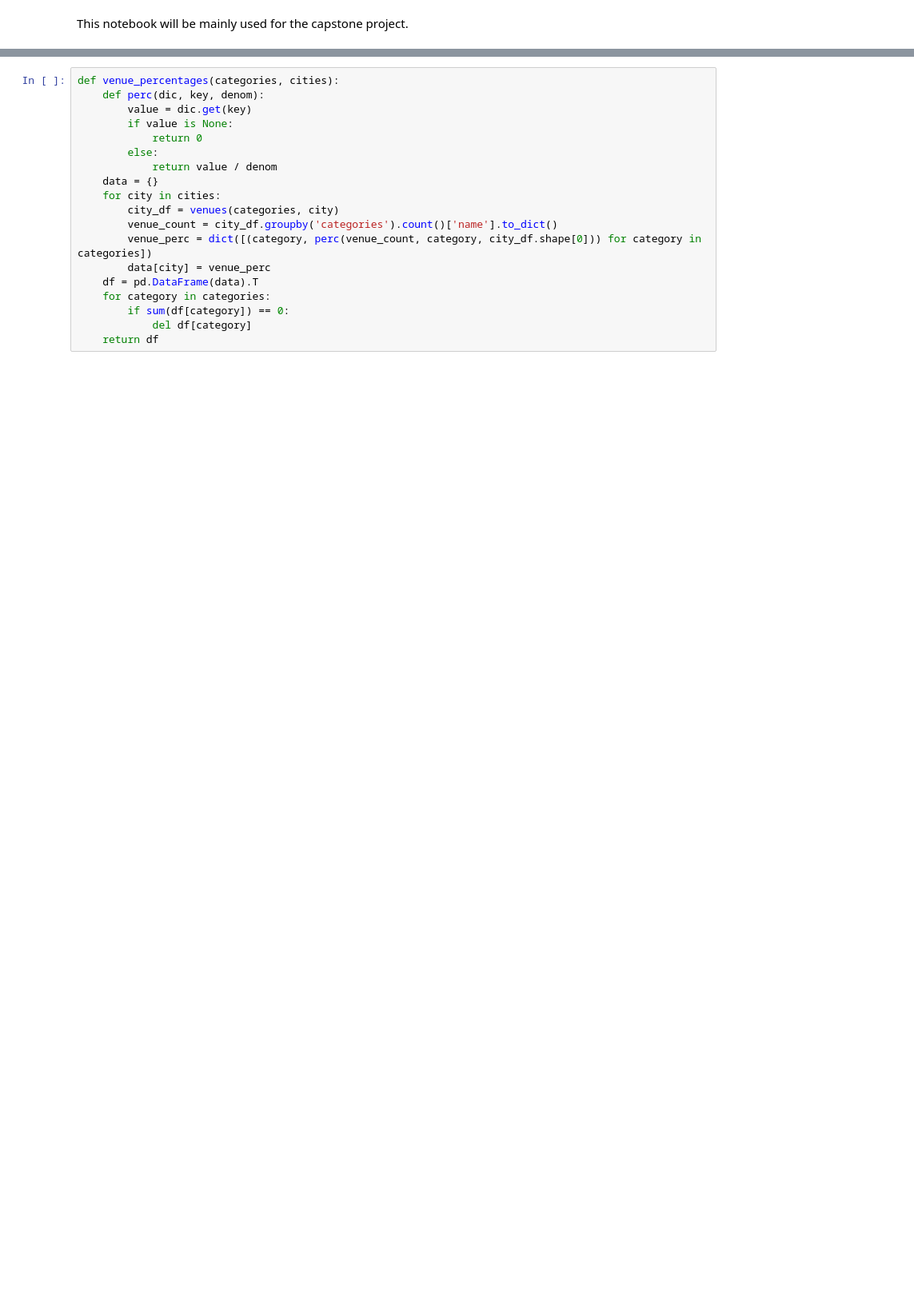
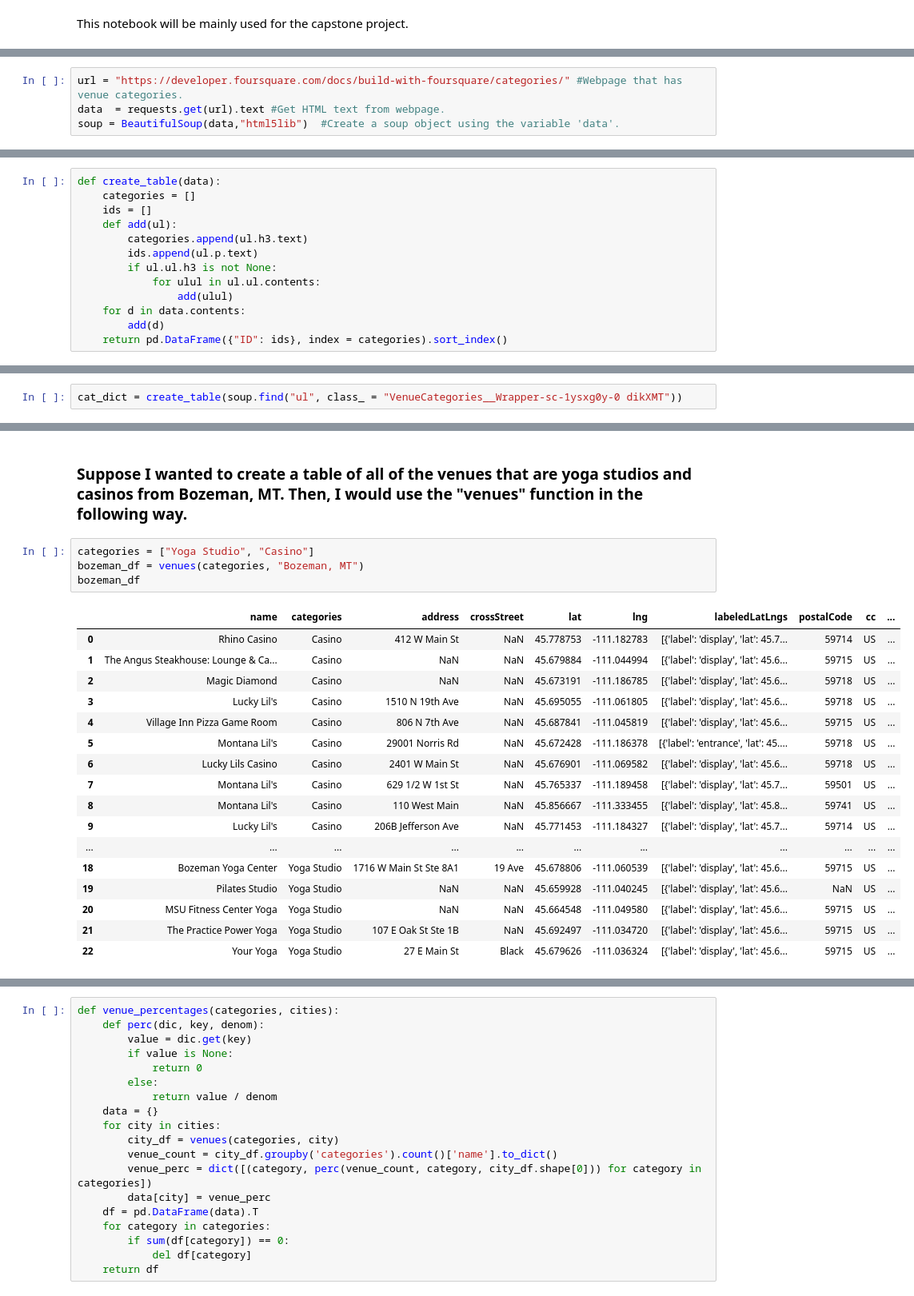
Before and after one commit to CategorIAN/ADS-Capstone, a Jupyter notebook: Capstone Project Notebook.ipynb, the cells around one changed output, grey strips where cells are left out. Shown at 80% size. Saved outputs shown, nothing was run; the diff lists cells and outputs as text; blank space fills up the shorter version.

Commit message:
Explained my notebook using Markdown.

```diff
--- a/Capstone Project Notebook.ipynb
+++ b/Capstone Project Notebook.ipynb
@@ -47,0 +70,4 @@ cat_dict = {"Country Dance Club": "52e81612bcbc57f1066b79ef",
+# %%
+url = "https://developer.foursquare.com/docs/build-with-foursquare/categories/" #Webpage that has venue categories.
+data  = requests.get(url).text #Get HTML text from webpage.
+soup = BeautifulSoup(data,"html5lib")  #Create a soup object using the variable 'data'.
@@ -47,0 +76,13 @@ cat_dict = {"Country Dance Club": "52e81612bcbc57f1066b79ef",
+# %%
+def create_table(data):
+    categories = []
+    ids = []
+    def add(ul):
+        categories.append(ul.h3.text)
+        ids.append(ul.p.text)
+        if ul.ul.h3 is not None:
+            for ulul in ul.ul.contents:
+                add(ulul)
+    for d in data.contents:
+        add(d)
+    return pd.DataFrame({"ID": ids}, index = categories).sort_index()
@@ -47,0 +91,2 @@ cat_dict = {"Country Dance Club": "52e81612bcbc57f1066b79ef",
+# %%
+cat_dict = create_table(soup.find("ul", class_ = "VenueCategories__Wrapper-sc-1ysxg0y-0 dikXMT"))
@@ -76,0 +150,24 @@ def venues(categories, city):
+# %% [markdown]
+### Suppose I wanted to create a table of all of the venues that are yoga studios and casinos from Bozeman, MT. Then, I would use the "venues" function in the following way.
+# %%
+categories = ["Yoga Studio", "Casino"]
+bozeman_df = venues(categories, "Bozeman, MT")
+bozeman_df
+# %% [output]
+|  | name | categories | address | crossStreet | lat | lng | labeledLatLngs | postalCode | cc | ... |
+| 0 | Rhino Casino | Casino | 412 W Main St | NaN | 45.778753 | -111.182783 | [{'label': 'display', 'lat': 45.7... | 59714 | US | ... |
+| 1 | The Angus Steakhouse: Lounge & Ca... | Casino | NaN | NaN | 45.679884 | -111.044994 | [{'label': 'display', 'lat': 45.6... | 59715 | US | ... |
+| 2 | Magic Diamond | Casino | NaN | NaN | 45.673191 | -111.186785 | [{'label': 'display', 'lat': 45.6... | 59718 | US | ... |
+| 3 | Lucky Lil's | Casino | 1510 N 19th Ave | NaN | 45.695055 | -111.061805 | [{'label': 'display', 'lat': 45.6... | 59718 | US | ... |
+| 4 | Village Inn Pizza Game Room | Casino | 806 N 7th Ave | NaN | 45.687841 | -111.045819 | [{'label': 'display', 'lat': 45.6... | 59715 | US | ... |
+| 5 | Montana Lil's | Casino | 29001 Norris Rd | NaN | 45.672428 | -111.186378 | [{'label': 'entrance', 'lat': 45.... | 59718 | US | ... |
+| 6 | Lucky Lils Casino | Casino | 2401 W Main St | NaN | 45.676901 | -111.069582 | [{'label': 'display', 'lat': 45.6... | 59718 | US | ... |
+| 7 | Montana Lil's | Casino | 629 1/2 W 1st St | NaN | 45.765337 | -111.189458 | [{'label': 'display', 'lat': 45.7... | 59501 | US | ... |
+| 8 | Montana Lil's | Casino | 110 West Main | NaN | 45.856667 | -111.333455 | [{'label': 'display', 'lat': 45.8... | 59741 | US | ... |
+| 9 | Lucky Lil's | Casino | 206B Jefferson Ave | NaN | 45.771453 | -111.184327 | [{'label': 'display', 'lat': 45.7... | 59714 | US | ... |
+| ... | ... | ... | ... | ... | ... | ... | ... | ... | ... | ... |
+| 18 | Bozeman Yoga Center | Yoga Studio | 1716 W Main St Ste 8A1 | 19 Ave | 45.678806 | -111.060539 | [{'label': 'display', 'lat': 45.6... | 59715 | US | ... |
+| 19 | Pilates Studio | Yoga Studio | NaN | NaN | 45.659928 | -111.040245 | [{'label': 'display', 'lat': 45.6... | NaN | US | ... |
+| 20 | MSU Fitness Center Yoga | Yoga Studio | NaN | NaN | 45.664548 | -111.049580 | [{'label': 'display', 'lat': 45.6... | 59715 | US | ... |
+| 21 | The Practice Power Yoga | Yoga Studio | 107 E Oak St Ste 1B | NaN | 45.692497 | -111.034720 | [{'label': 'display', 'lat': 45.6... | 59715 | US | ... |
+| 22 | Your Yoga | Yoga Studio | 27 E Main St | Black | 45.679626 | -111.036324 | [{'label': 'display', 'lat': 45.6... | 59715 | US | ... |
```
Also changed, not shown: parts of 35 cells of this notebook, 1 other file.
